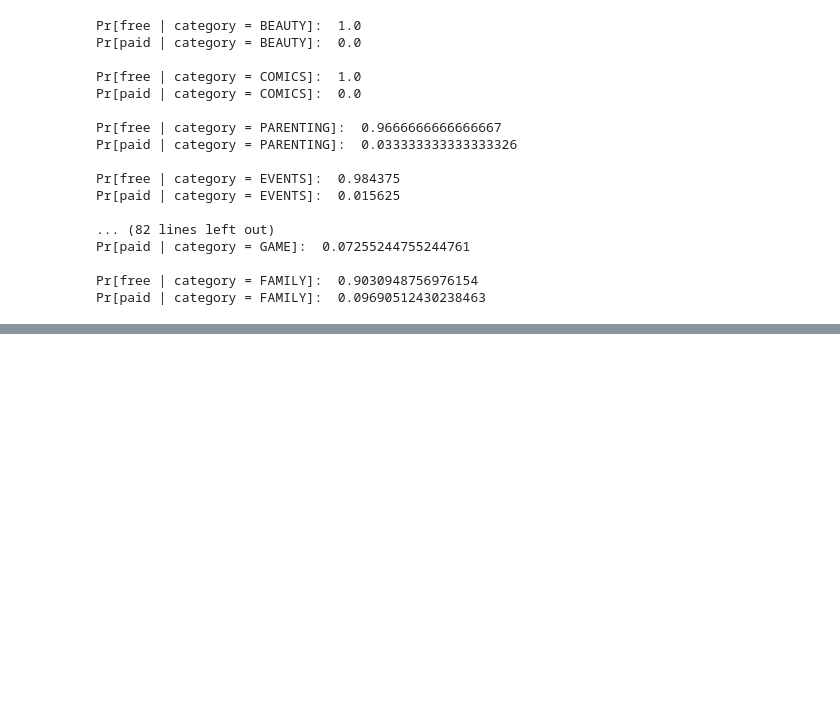
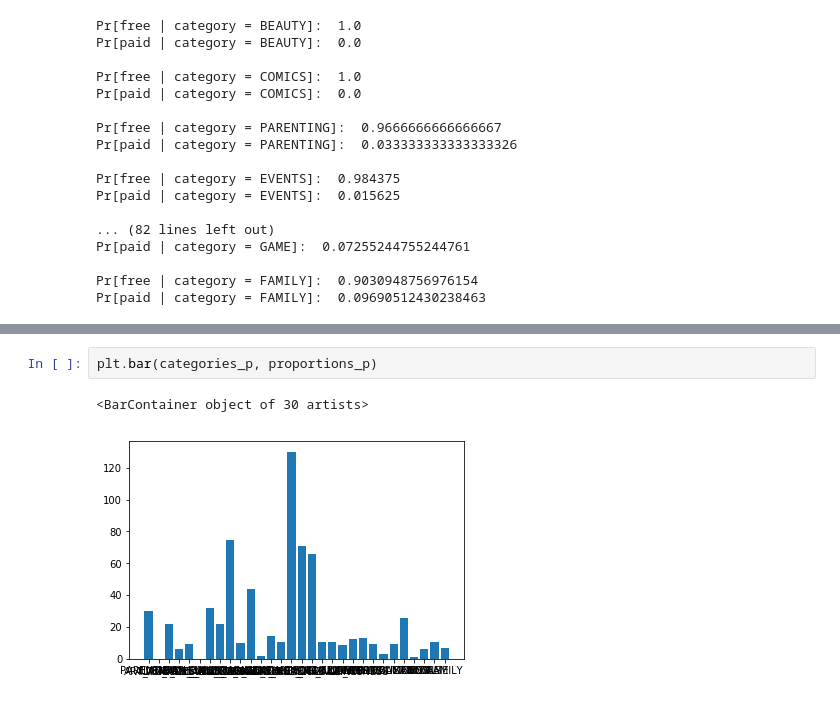
Before and after one commit to rahulpokharna/CausalAppData, a Jupyter notebook: DataParser.ipynb, the cells around one changed output, grey strips where cells are left out. Drawn from its saved outputs; the diff is of its cells as text; blank space fills up the shorter version.

```diff
--- a/DataParser.ipynb
+++ b/DataParser.ipynb
@@ -338,0 +417,5 @@ Pr[prop > mean | paid, category = FAMILY]: 0.6387434554973822 122
+# %%
+plt.bar(categories_p, proportions_p)
+# %% [output]
+<BarContainer object of 30 artists>
+[figure, added]
```
Also changed, not shown: parts of 3 cells of this notebook.
